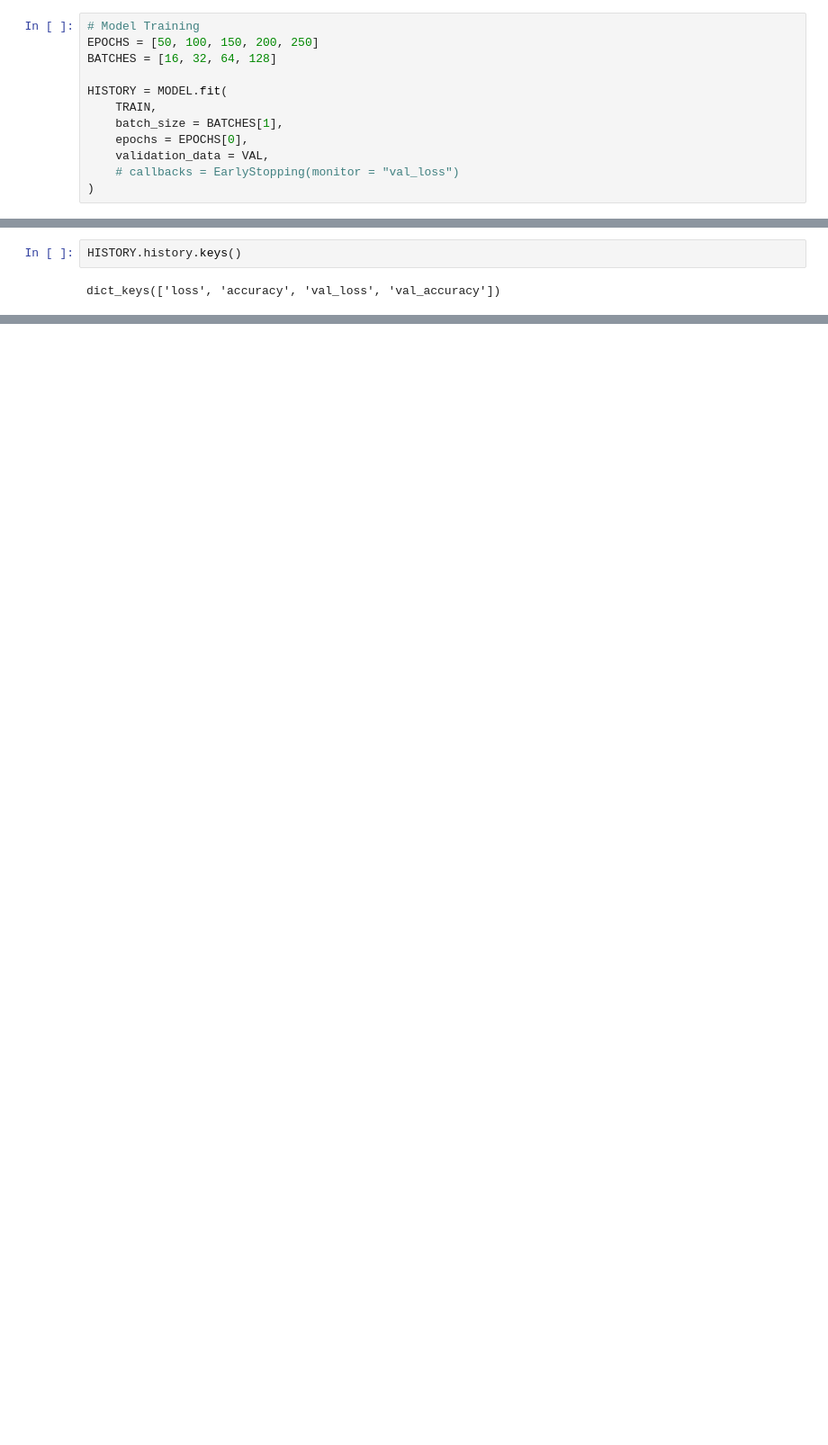
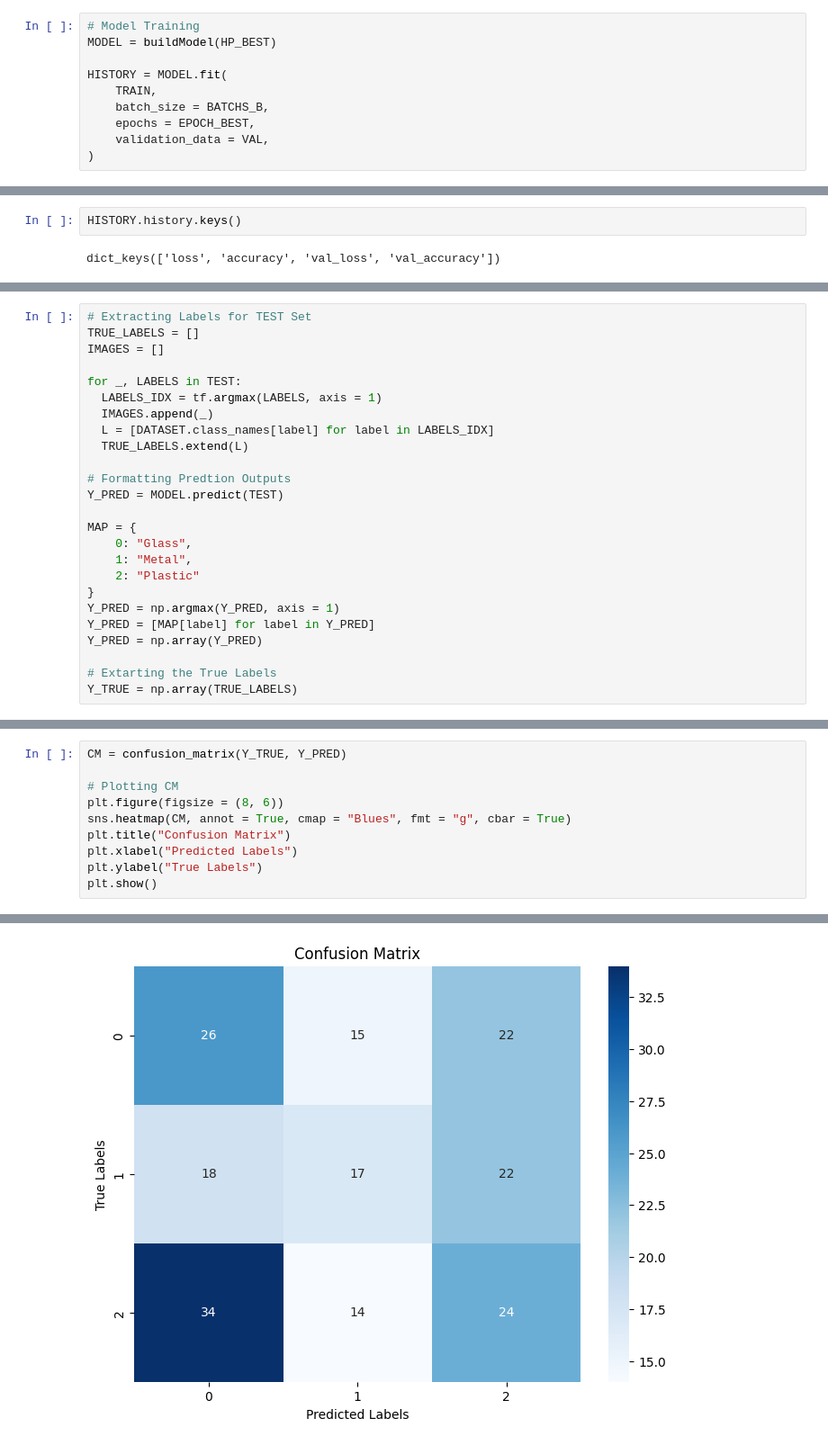
Before and after one commit to SparrowHere/Garbage-Classification-using-Raspberry-PI, a Jupyter notebook: model_tests.ipynb, the cells around one changed output, grey strips where cells are left out. Shown at 90% size. Saved outputs shown, nothing was run; the diff lists cells and outputs as text; blank space fills up the shorter version.

Commit message:
Updated "model_tests.ipynb" wtih the latest.

```diff
--- a/model_tests.ipynb
+++ b/model_tests.ipynb
@@ -187,14 +192,12 @@ _________________________________________________________________
 # %%
 # Model Training
-EPOCHS = [50, 100, 150, 200, 250]
-BATCHES = [16, 32, 64, 128]
+MODEL = buildModel(HP_BEST)
 
 HISTORY = MODEL.fit(
     TRAIN,
-    batch_size = BATCHES[1],
-    epochs = EPOCHS[0],
+    batch_size = BATCHS_B,
+    epochs = EPOCH_BEST,
     validation_data = VAL,
-    # callbacks = EarlyStopping(monitor = "val_loss")
 )
 # %% [output]
 Epoch 1/50
@@ -261,0 +246,25 @@ plt.show()
+# %%
+# Extracting Labels for TEST Set
+TRUE_LABELS = []
+IMAGES = []
+
+for _, LABELS in TEST:
+  LABELS_IDX = tf.argmax(LABELS, axis = 1)
+  IMAGES.append(_)
+  L = [DATASET.class_names[label] for label in LABELS_IDX]
+  TRUE_LABELS.extend(L)
+
+# Formatting Predtion Outputs
+Y_PRED = MODEL.predict(TEST)
+
+MAP = {
+    0: "Glass",
+    1: "Metal",
+    2: "Plastic"
+}
+Y_PRED = np.argmax(Y_PRED, axis = 1)
+Y_PRED = [MAP[label] for label in Y_PRED]
+Y_PRED = np.array(Y_PRED)
+
+# Extarting the True Labels
+Y_TRUE = np.array(TRUE_LABELS)
@@ -261,0 +273,11 @@ plt.show()
+# %%
+CM = confusion_matrix(Y_TRUE, Y_PRED)
+
+# Plotting CM
+plt.figure(figsize = (8, 6))
+sns.heatmap(CM, annot = True, cmap = "Blues", fmt = "g", cbar = True)
+plt.title("Confusion Matrix")
+plt.xlabel("Predicted Labels")
+plt.ylabel("True Labels")
+plt.show()
+# %% [output]
@@ -261,0 +285 @@ plt.show()
+[figure, added]
```
Also changed, not shown: parts of 22 cells of this notebook, 3 other files.
